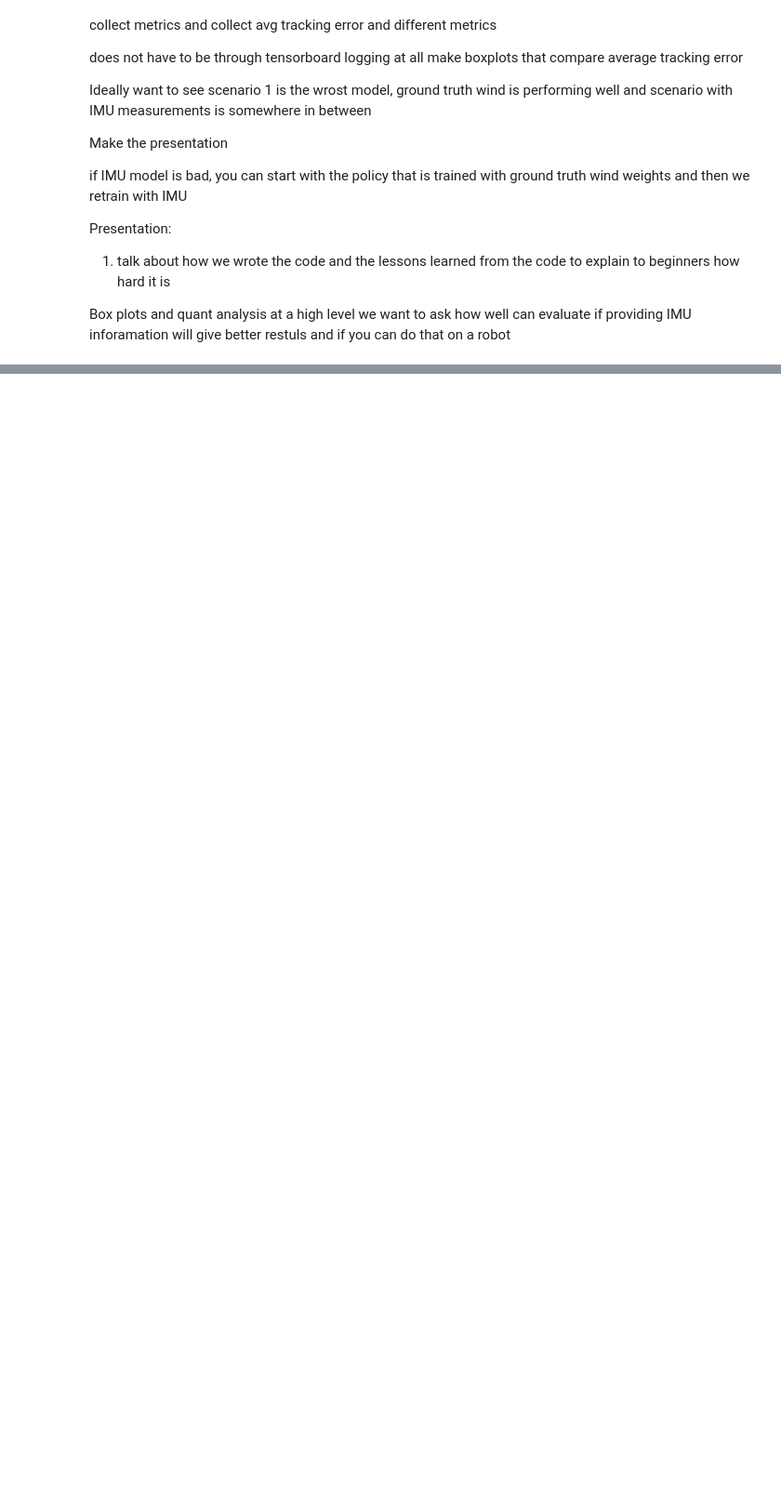
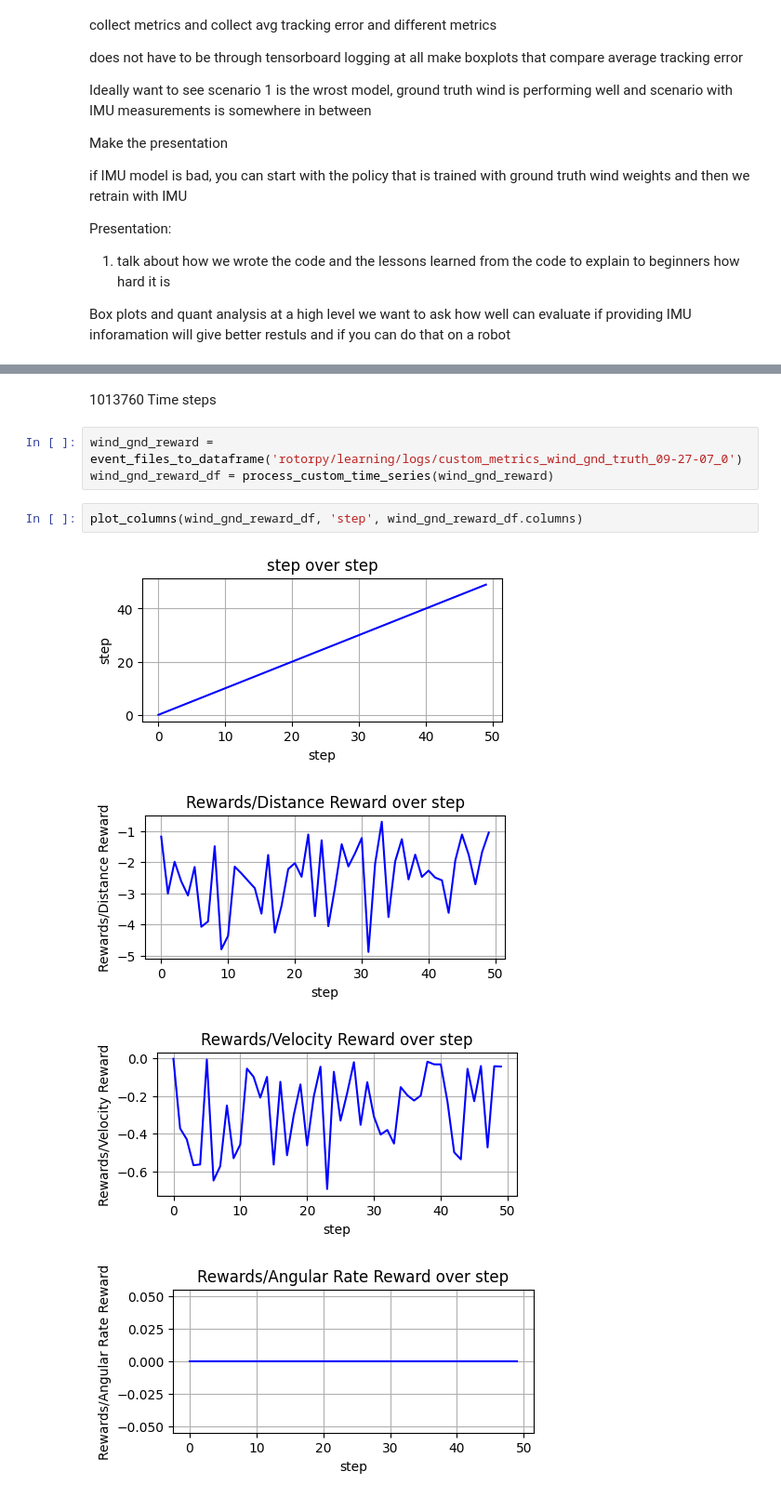
Before and after one commit to kawinlee/rotorpy, a Jupyter notebook: wind_study2.ipynb, the cells around one changed output, grey strips where cells are left out. Shown at 93% size. Saved outputs shown, nothing was run; the diff lists cells and outputs as text; blank space fills up the shorter version.

Commit message:
wind ground truth study

```diff
--- a/wind_study2.ipynb
+++ b/wind_study2.ipynb
@@ -243,0 +246,12 @@ Box plots and quant analysis at a high level we want to ask how well can evaluat
+# %% [markdown]
+ 1013760 Time steps
+# %%
+wind_gnd_reward = event_files_to_dataframe('rotorpy/learning/logs/custom_metrics_wind_gnd_truth_09-27-07_0')
+wind_gnd_reward_df = process_custom_time_series(wind_gnd_reward)
+# %%
+plot_columns(wind_gnd_reward_df, 'step', wind_gnd_reward_df.columns)
+# %% [output]
+[figure, added]
+[figure, added]
+[figure, added]
+[figure, added]
```
Also changed, not shown: parts of 4 cells of this notebook, 1 other file.
